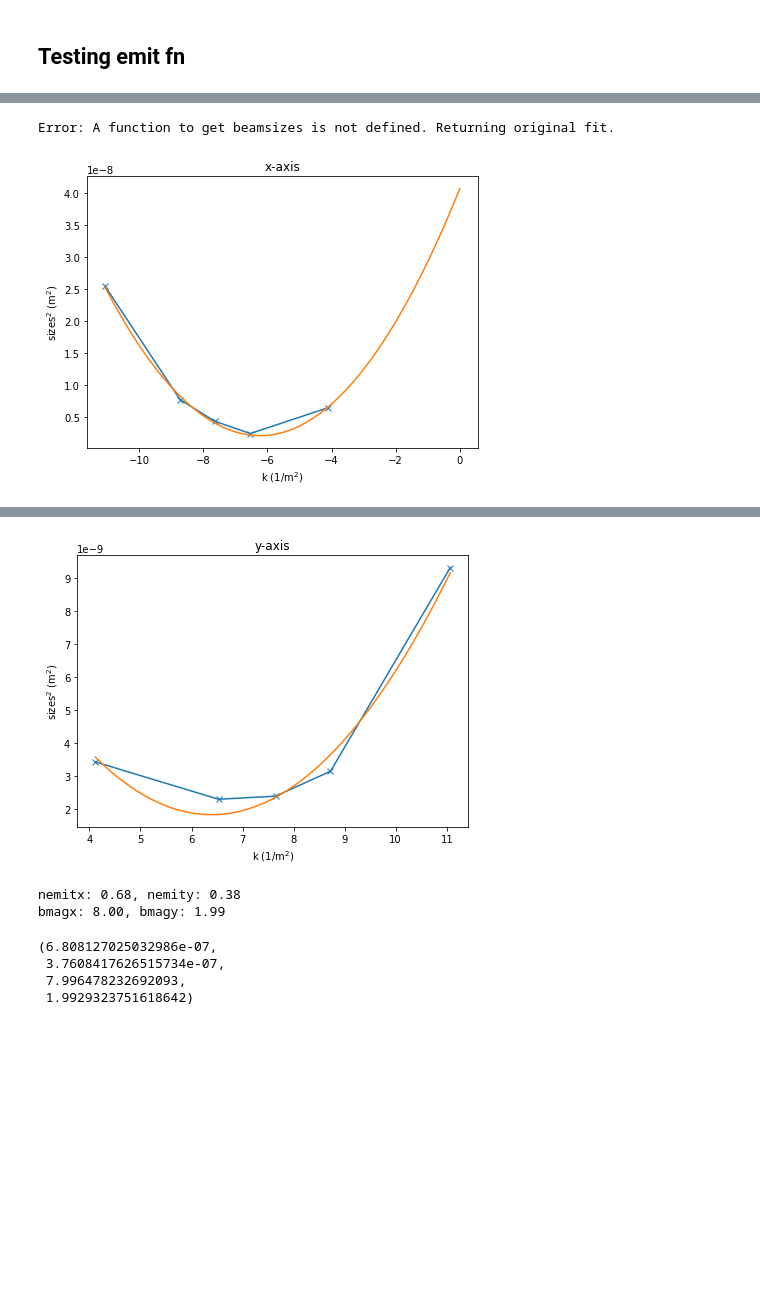
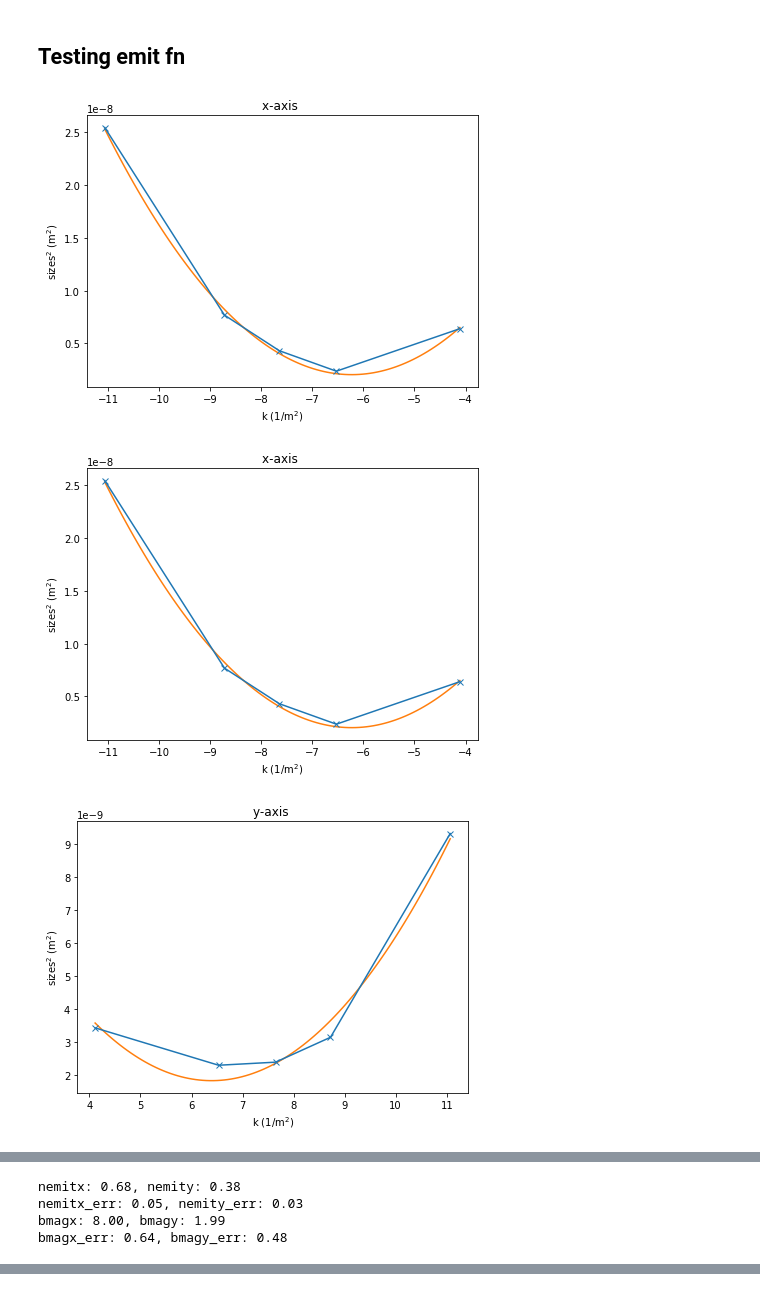
Before and after one commit to slaclab/lcls_emit, a Jupyter notebook: inj_emittance_tool_test.ipynb, the cells around one changed output, grey strips where cells are left out. Cells and saved outputs as stored; diff of their text form; code cells hidden in the pictures; blank space fills up the shorter version.

```diff
--- a/inj_emittance_tool_test.ipynb
+++ b/inj_emittance_tool_test.ipynb
@@ -91,5 +89,8 @@ quad = [-5.38210006, -4.24154984, -3.71824052, -3.17573903, -1.99949716]
 xrms = [1.59568569e-04, 8.75908038e-05, 6.55396626e-05, 4.85704395e-05, 7.99284069e-05]
 yrms = [9.65669677e-05, 5.61440470e-05, 4.89721770e-05, 4.80127438e-05, 5.86293035e-05]
 # %%
-get_normemit(energy, quad, quad, xrms, yrms, adapt_ranges=True, num_points=5, show_plots=True)
+get_normemit(energy, quad, quad, xrms, yrms, adapt_ranges=False, num_points=5, show_plots=True)
 # %% [output]
+[figure, new version]
+[figure, new version]
+[figure, added]
@@ -96,2 +98,4 @@ get_normemit(energy, quad, quad, xrms, yrms, adapt_ranges=True, num_points=5, sh
-Error: A function to get beamsizes is not defined. Returning original fit.
+nemitx: 0.68, nemity: 0.38
+nemitx_err: 0.05, nemity_err: 0.03
+bmagx: 8.00, bmagy: 1.99
+bmagx_err: 0.64, bmagy_err: 0.48
-[figure, old version]
@@ -99,7 +109,0 @@ Error: A function to get beamsizes is not defined. Returning original fit.
-[figure, old version]
-nemitx: 0.68, nemity: 0.38
-bmagx: 8.00, bmagy: 1.99
-(6.808127025032986e-07,
- 3.7608417626515734e-07,
- 7.996478232692093,
- 1.9929323751618642)
```
Also changed, not shown: parts of 4 cells of this notebook, 5 other files.
